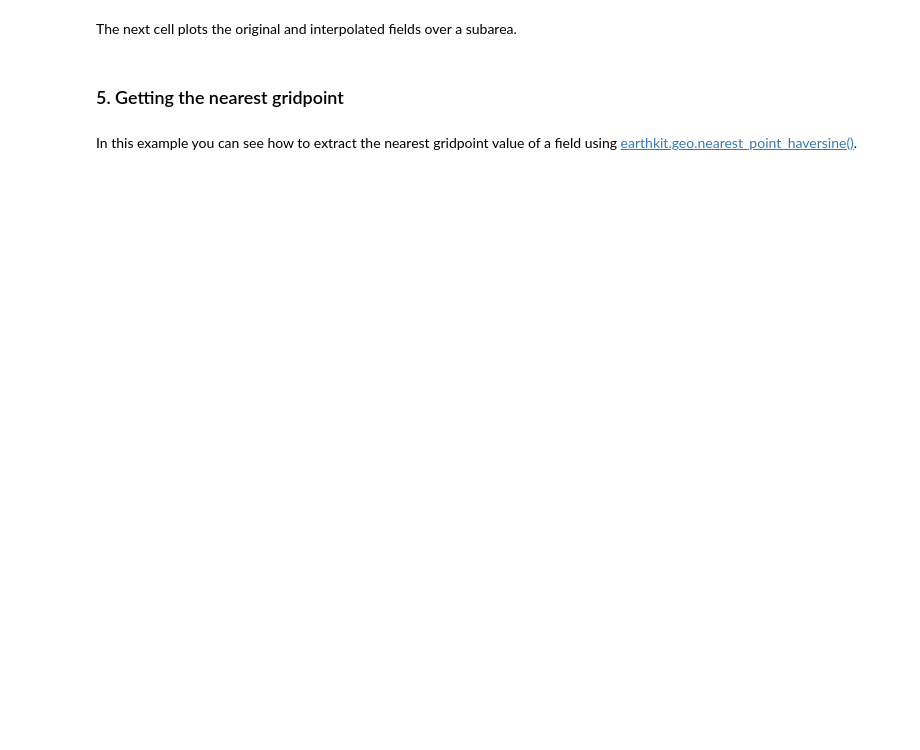
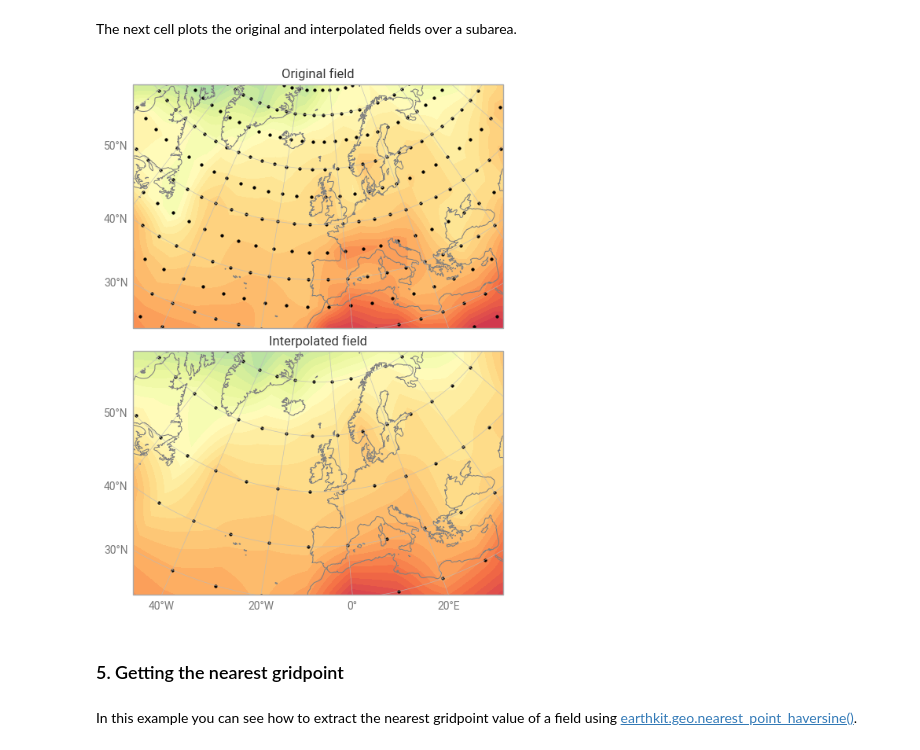
Before and after one commit to ecmwf-training/2026-earthkit-training, a Jupyter notebook: content/earthkit-geo/ekg-1-grids.ipynb, the cells around one changed output. Cells and saved outputs as stored; diff of their text form; code cells hidden in the pictures; blank space fills up the shorter version.

```diff
--- a/content/earthkit-geo/ekg-1-grids.ipynb
+++ b/content/earthkit-geo/ekg-1-grids.ipynb
@@ -86,22 +127,24 @@ The next cell plots the original and interpolated fields over a subarea.
 # %%
 figure = ekp.Figure(domain="North Atlantic", rows=2, columns=1)
 
 # the original field
 subplot = figure.add_map(0, 0)
 subplot.contourf(f, units="celsius", auto_style=True)
 subplot.grid_points(f, c="black", s=25)
 subplot.title("Original field")
 
 # the interpolated field
 subplot = figure.add_map(1, 0)
 subplot.contourf(f_res, units="celsius", auto_style=True)
 subplot.grid_points(f_res, c="black", s=25)
 subplot.title("Interpolated field")
 
-figure.coastlines()
+figure.coastlines(color="grey")
 figure.gridlines()
 
 figure.show()
+# %% [output]
+[figure, added]
 # %% [markdown]
 ### 5. Getting the nearest gridpoint
 # %% [markdown]
```
Also changed, not shown: parts of 25 cells of this notebook.
